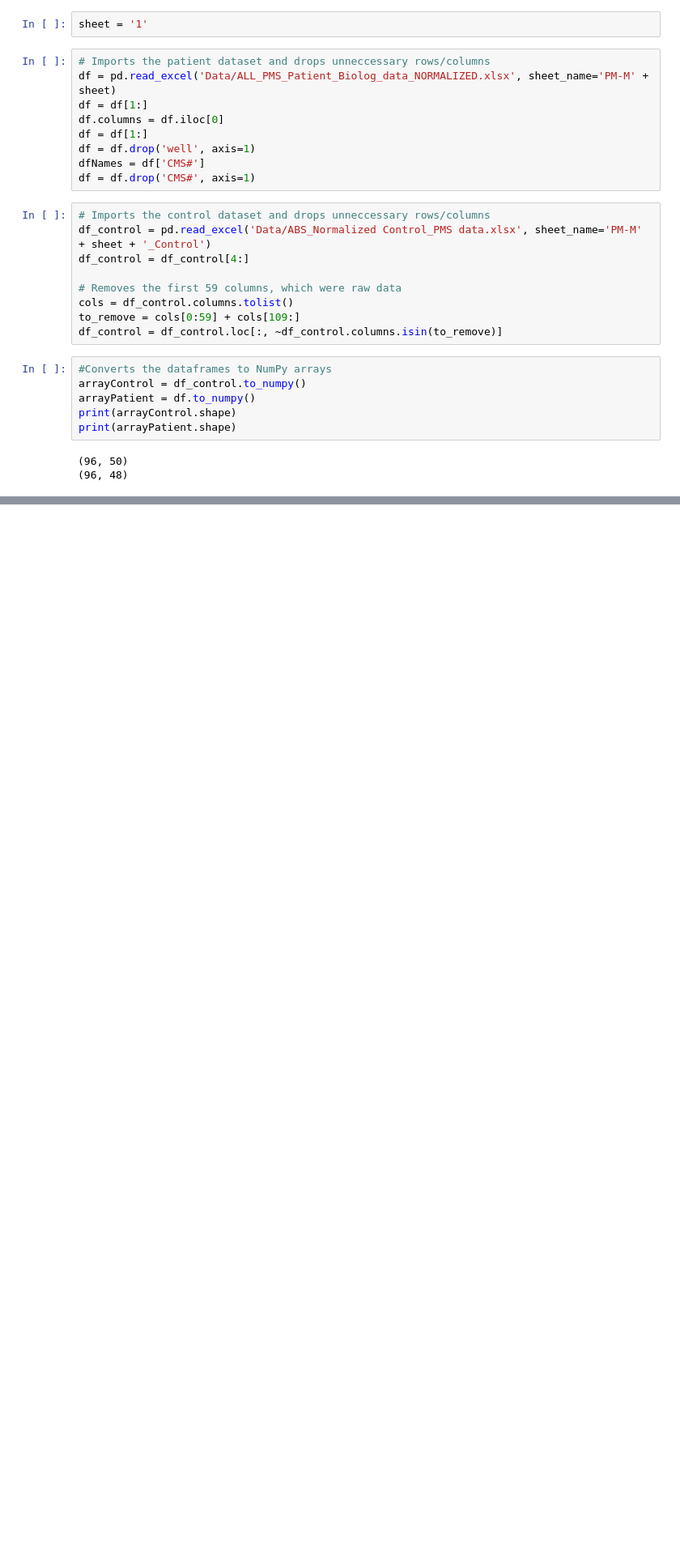
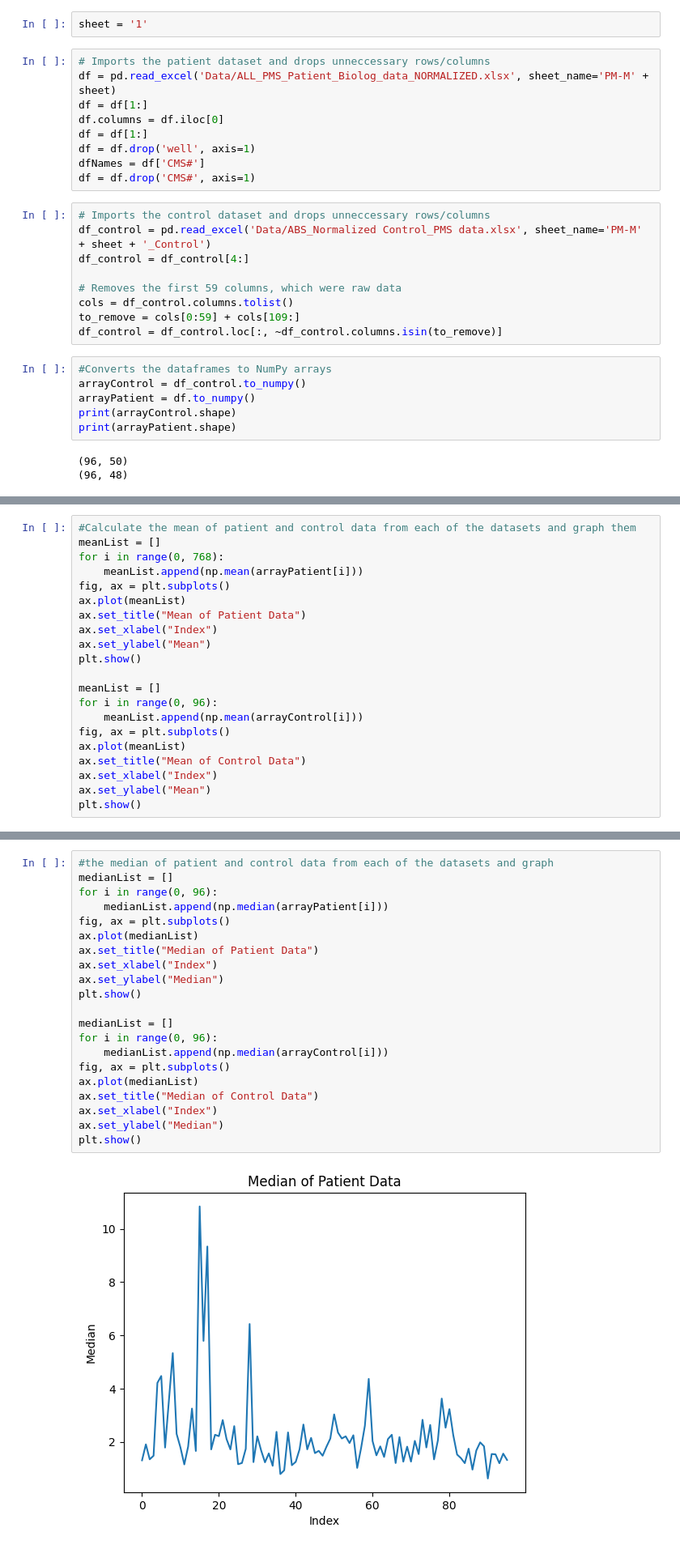
Before and after one commit to SumanthPandiri/4300-Data-Science-Project, a Jupyter notebook: TestNotebook.ipynb, the cells around one changed output, grey strips where cells are left out. Shown at 81% size. Saved outputs shown, nothing was run; the diff lists cells and outputs as text; blank space fills up the shorter version.

```diff
--- a/TestNotebook.ipynb
+++ b/TestNotebook.ipynb
@@ -67,0 +116,21 @@ pdf.close()
+# %%
+#Calculate the mean of patient and control data from each of the datasets and graph them
+meanList = []
+for i in range(0, 768):
+    meanList.append(np.mean(arrayPatient[i]))
+fig, ax = plt.subplots()
+ax.plot(meanList)
+ax.set_title("Mean of Patient Data")
+ax.set_xlabel("Index")
+ax.set_ylabel("Mean")
+plt.show()
+
+meanList = []
+for i in range(0, 96):
+    meanList.append(np.mean(arrayControl[i]))
+fig, ax = plt.subplots()
+ax.plot(meanList)
+ax.set_title("Mean of Control Data")
+ax.set_xlabel("Index")
+ax.set_ylabel("Mean")
+plt.show()
@@ -67,0 +139,23 @@ pdf.close()
+# %%
+#the median of patient and control data from each of the datasets and graph
+medianList = []
+for i in range(0, 96):
+    medianList.append(np.median(arrayPatient[i]))
+fig, ax = plt.subplots()
+ax.plot(medianList)
+ax.set_title("Median of Patient Data")
+ax.set_xlabel("Index")
+ax.set_ylabel("Median")
+plt.show()
+
+medianList = []
+for i in range(0, 96):
+    medianList.append(np.median(arrayControl[i]))
+fig, ax = plt.subplots()
+ax.plot(medianList)
+ax.set_title("Median of Control Data")
+ax.set_xlabel("Index")
+ax.set_ylabel("Median")
+plt.show()
+# %% [output]
+[figure, added]
```
Also changed, not shown: parts of 5 cells of this notebook, 2 other files.
